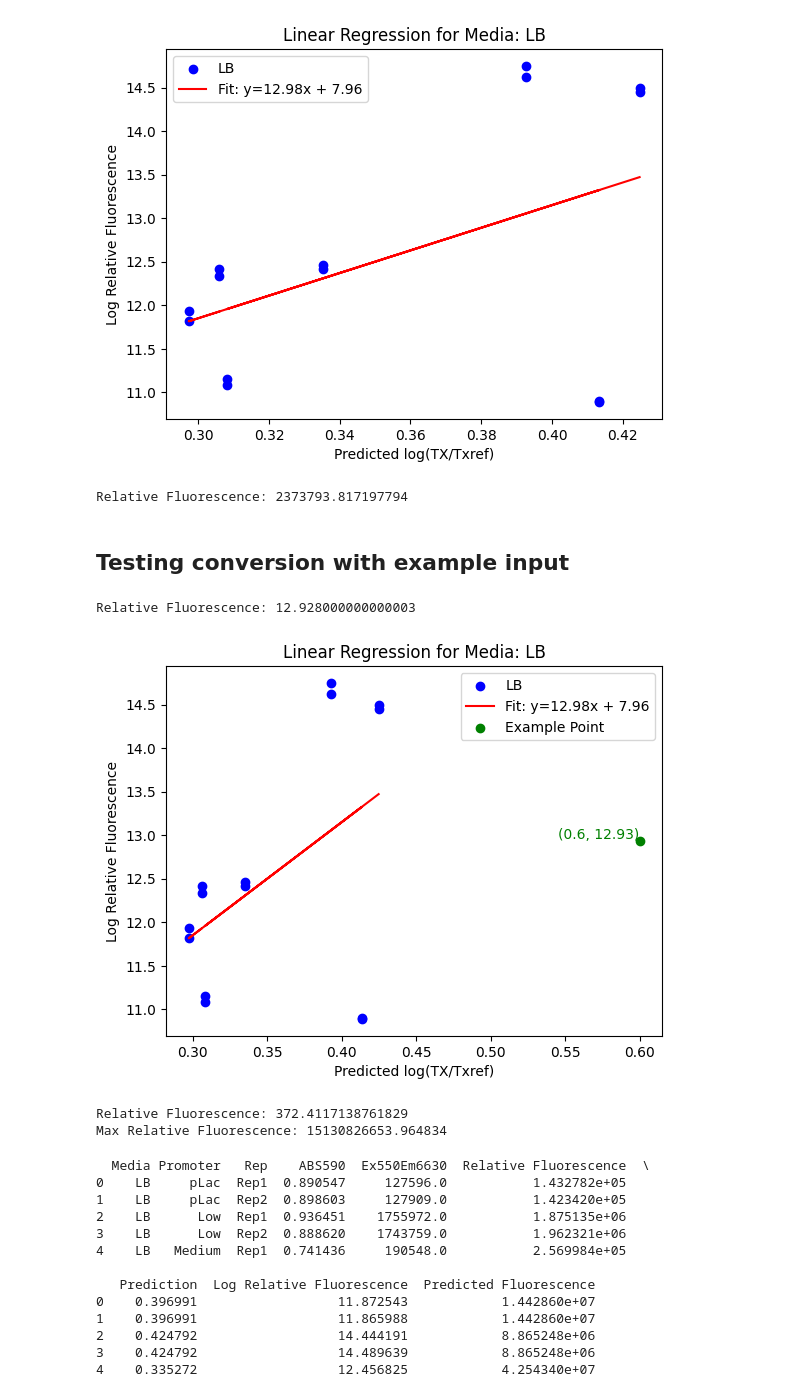
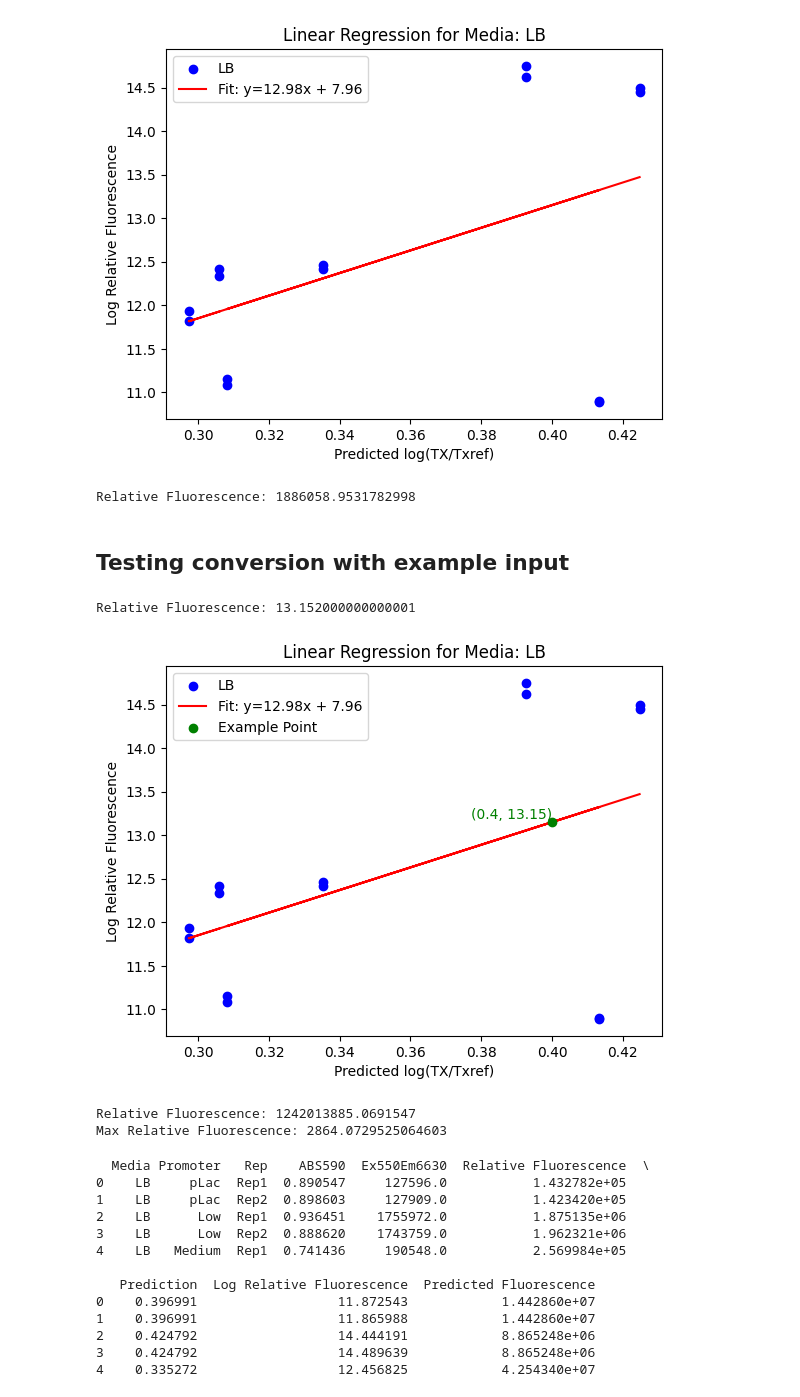
Before and after one commit to Rhys-sg/promoter-sequence-transcription-rates, a Jupyter notebook: v2/Comparisons/RFP/RFP_LaFleur_conversion_6_0.ipynb, the cells around one changed output. Drawn from its saved outputs; the diff is of its cells as text; code cells hidden in the pictures.

```diff
--- a/v2/Comparisons/RFP/RFP_LaFleur_conversion_6_0.ipynb
+++ b/v2/Comparisons/RFP/RFP_LaFleur_conversion_6_0.ipynb
@@ -324,14 +307,14 @@ def convert_prediction_to_fluorescence(prediction, slope, intercept):
     relative_fluorescence = np.exp(log_relative_fluorescence)
     return relative_fluorescence
 # %%
-slope = -17.52
-intercept = 23.44
+slope = 12.98
+intercept = 7.96
 prediction = 0.5
 
 fluorescence = convert_prediction_to_fluorescence(prediction, slope, intercept)
 print(f"Relative Fluorescence: {fluorescence}")
 # %% [output]
-Relative Fluorescence: 2373793.817197794
+Relative Fluorescence: 1886058.9531782998
 # %% [markdown]
 ## Testing conversion with example input
 # %%
@@ -344,9 +327,9 @@ target_media = 'LB'
 exclude_promoter = 'pLac'
 
 # Example values
-example_slope = -17.52
-example_intercept = 23.44
-example_prediction = 0.6
+example_slope = 12.98
+example_intercept = 7.96
+example_prediction = 0.4
 
 # Calculate the example fluorescence LOG CONVERTED
 example_fluorescence = np.log(convert_prediction_to_fluorescence(example_prediction, example_slope, example_intercept))
@@ -354,38 +337,38 @@ print(f"Relative Fluorescence: {example_fluorescence}")
 
 # Filter the DataFrame
 subset_df = comparison_df[(comparison_df['Media'] == target_media) & (comparison_df['Promoter'] != exclude_promoter)]
 
 if len(subset_df) > 1:
     # Perform linear regression
     slope, intercept, r_value, p_value, std_err = linregress(
         subset_df['Prediction'], subset_df['Log Relative Fluorescence']
     )
 
     # Scatter plot
     plt.scatter(subset_df['Prediction'], subset_df['Log Relative Fluorescence'], label=target_media, color='b')
 
     # Regression line
     x_vals = np.array(subset_df['Prediction'])
     y_vals = intercept + slope * x_vals
     plt.plot(x_vals, y_vals, color='r', label=f'Fit: y={slope:.2f}x + {intercept:.2f}')
 
     # Plot the example point
     plt.scatter(example_prediction, example_fluorescence, color='g', zorder=5, label='Example Point')
     plt.text(example_prediction, example_fluorescence, f'({example_prediction}, {example_fluorescence:.2f})',
              verticalalignment='bottom', horizontalalignment='right', color='g')
 
     # Plot formatting
     plt.xlabel('Predicted log(TX/Txref)')
     plt.ylabel('Log Relative Fluorescence')
     plt.title(f'Linear Regression for Media: {target_media}')
     plt.legend()
     plt.show()
 # %% [output]
-Relative Fluorescence: 12.928000000000003
+Relative Fluorescence: 13.152000000000001
-[figure, old version]
+[figure, new version]
 # %%
-slope = -17.52
-intercept = 23.44
+slope = 12.98
+intercept = 7.96
 min = 1
 max = 0
 
@@ -396,8 +379,8 @@ print(f"Relative Fluorescence: {min_fluorescence}")
 max_fluorescence = convert_prediction_to_fluorescence(max, slope, intercept)
 print(f"Max Relative Fluorescence: {max_fluorescence}")
 # %% [output]
-Relative Fluorescence: 372.4117138761829
-Max Relative Fluorescence: 15130826653.964834
+Relative Fluorescence: 1242013885.0691547
+Max Relative Fluorescence: 2864.0729525064603
 # %%
 comparison_df['Predicted Fluorescence'] = comparison_df.apply(lambda row: convert_prediction_to_fluorescence(row['Prediction'], slope, intercept), axis=1)
 print(comparison_df.head())
```
Also changed, not shown: parts of 1 cell of this notebook.
